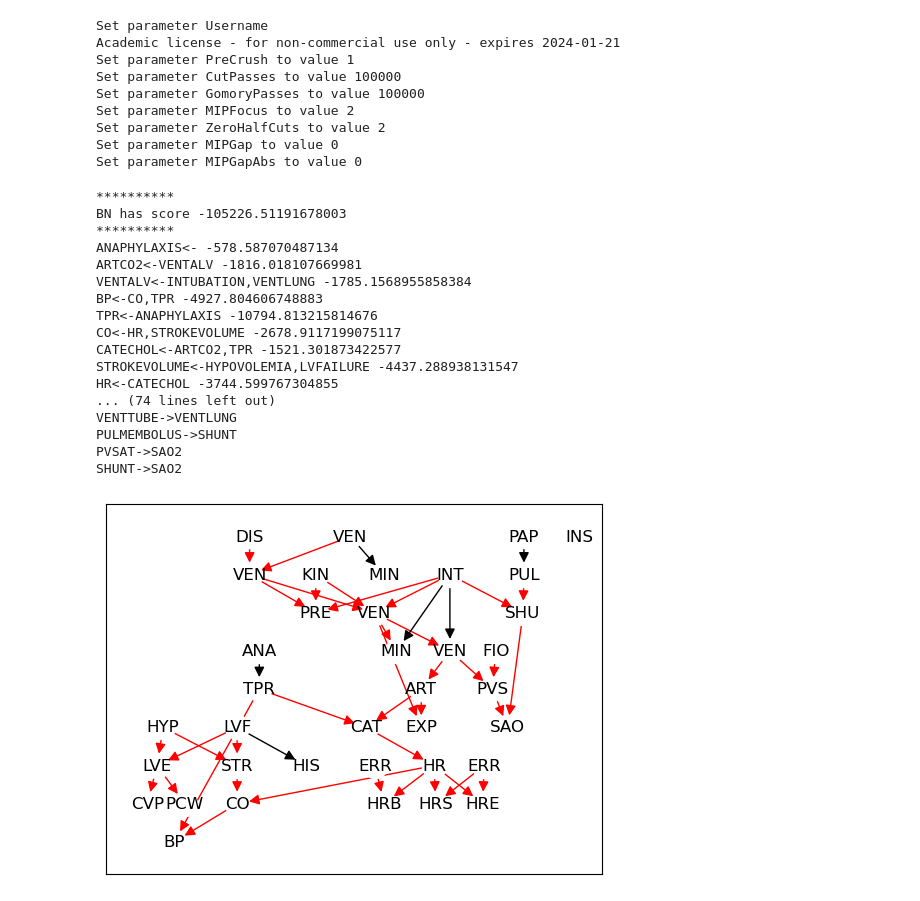
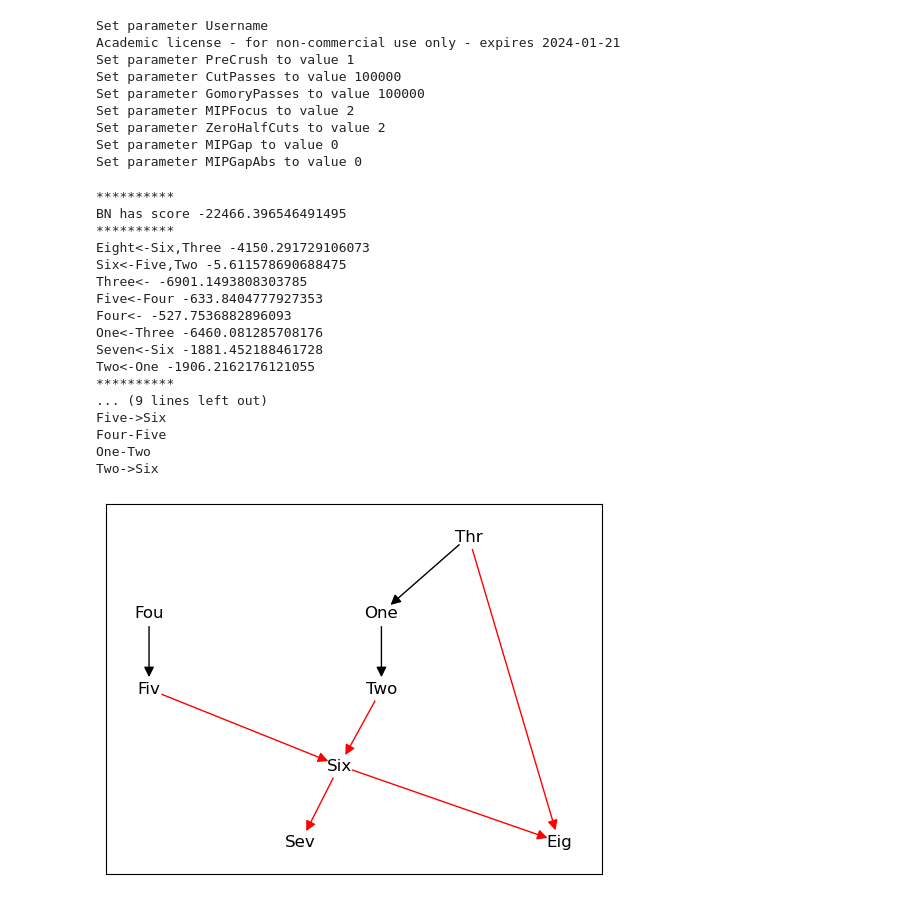
Before and after one commit to Elicit3495/ML_FYP, a Jupyter notebook: conditional.ipynb, the cells around one changed output. Drawn from its saved outputs; the diff is of its cells as text; code cells hidden in the pictures.

```diff
--- a/conditional.ipynb
+++ b/conditional.ipynb
@@ -218,23 +213,23 @@ Set parameter MIPGap to value 0
 Set parameter MIPGapAbs to value 0
 # %%
 %%time
-m.learn(r'C:\Users\User\Documents\GitHub\ML_FYP\dataset\alarm_10000.dat')
+m.learn(r'C:\Users\User\Documents\GitHub\ML_FYP\dataset\asia_10000.dat')
 # %% [output]
 **********
-BN has score -105226.51191678003
+BN has score -22466.396546491495
 **********
-ANAPHYLAXIS<- -578.587070487134
-ARTCO2<-VENTALV -1816.018107669981
-VENTALV<-INTUBATION,VENTLUNG -1785.1568955858384
-BP<-CO,TPR -4927.804606748883
-TPR<-ANAPHYLAXIS -10794.813215814676
-CO<-HR,STROKEVOLUME -2678.9117199075117
-CATECHOL<-ARTCO2,TPR -1521.301873422577
-STROKEVOLUME<-HYPOVOLEMIA,LVFAILURE -4437.288938131547
-HR<-CATECHOL -3744.599767304855
-... (74 lines left out)
-VENTTUBE->VENTLUNG
-PULMEMBOLUS->SHUNT
-PVSAT->SAO2
-SHUNT->SAO2
+Eight<-Six,Three -4150.291729106073
+Six<-Five,Two -5.611578690688475
+Three<- -6901.1493808303785
+Five<-Four -633.8404777927353
+Four<- -527.7536882896093
+One<-Three -6460.081285708176
+Seven<-Six -1881.452188461728
+Two<-One -1906.2162176121055
+**********
+... (9 lines left out)
+Five->Six
+Four-Five
+One-Two
+Two->Six
-[figure, old version]
+[figure, new version]
```
Also changed, not shown: parts of 23 cells of this notebook, 1 other file.
